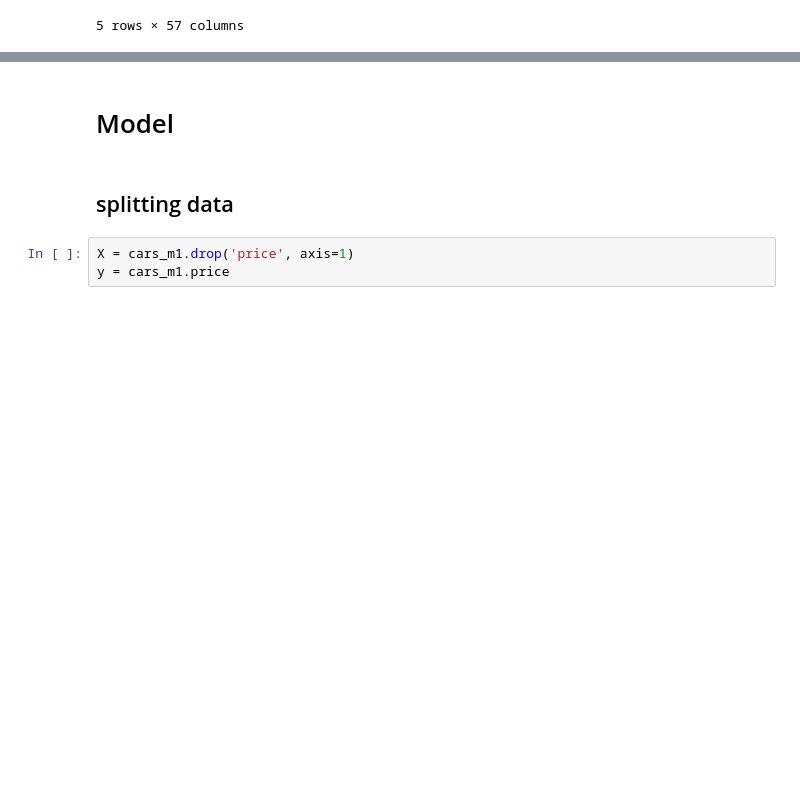
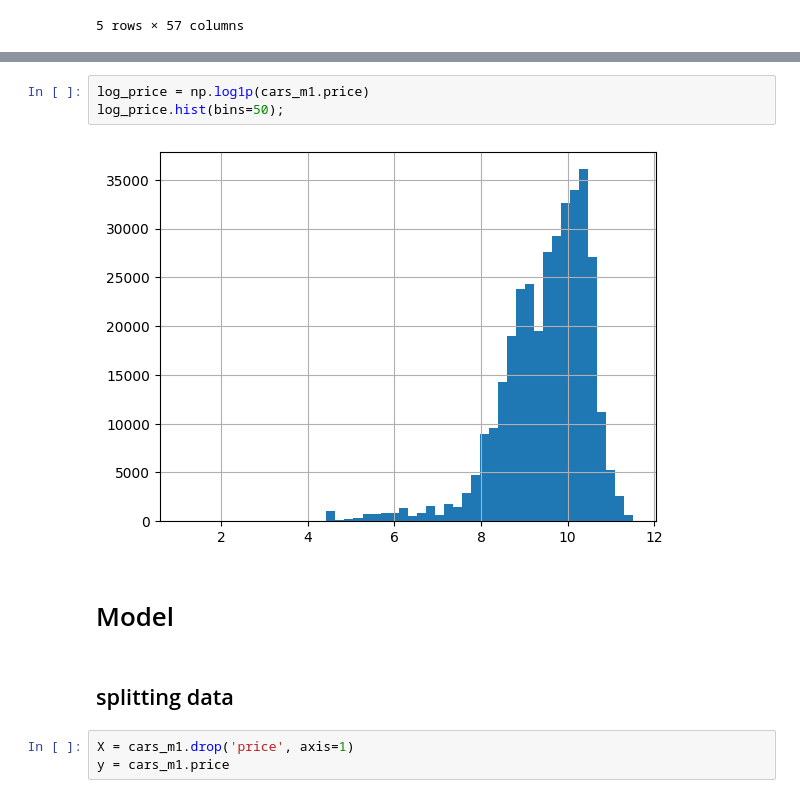
Before and after one commit to olegsher-ds-2025/NayaDS, a Jupyter notebook: cars-cleaned.ipynb, the cells around one changed output, grey strips where cells are left out. Saved outputs shown, nothing was run; the diff lists cells and outputs as text; blank space fills up the shorter version.

```diff
--- a/cars-cleaned.ipynb
+++ b/cars-cleaned.ipynb
@@ -608,3 +633,8 @@ cars_m1.head()
+# %%
+log_price = np.log1p(cars_m1.price)
+log_price.hist(bins=50);
+# %% [output]
+[figure, added]
 # %% [markdown]
 # Model
 # %% [markdown]
```
Also changed, not shown: parts of 18 cells of this notebook.
